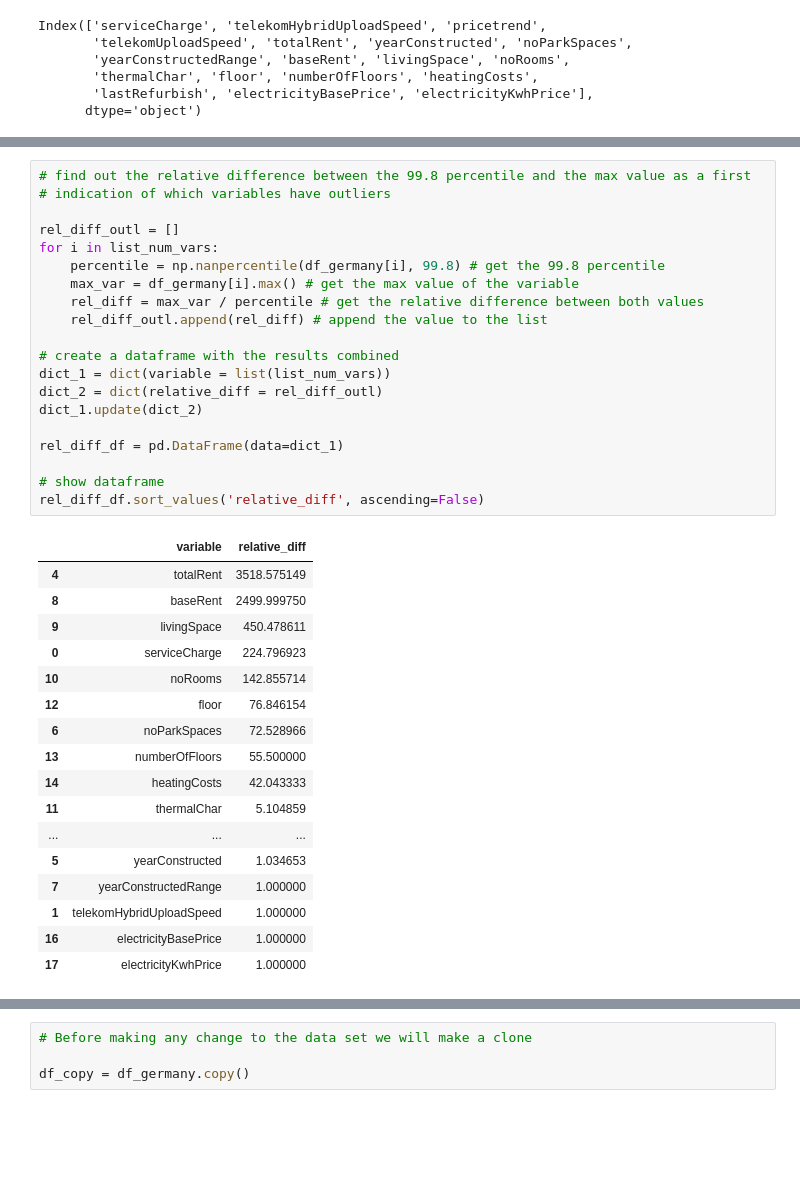
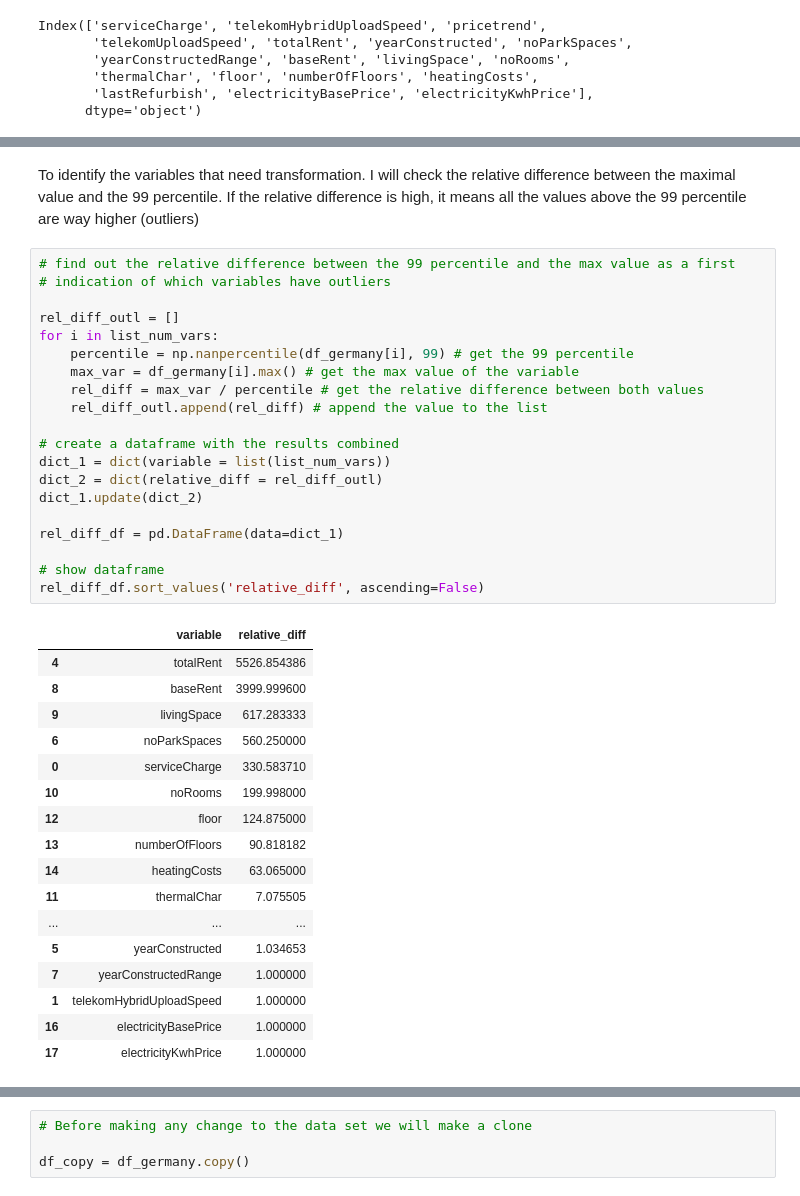
Before and after one commit to JuanGarcia10/Rent-prices-in-duesseldorf-germany, a Jupyter notebook: Data_cleaning_rent_flats_germany.ipynb, the cells around one changed output, grey strips where cells are left out. Drawn from its saved outputs; the diff is of its cells as text; blank space fills up the shorter version.

```diff
--- a/Data_cleaning_rent_flats_germany.ipynb
+++ b/Data_cleaning_rent_flats_germany.ipynb
@@ -142,35 +129,37 @@ df_germany[list_num_vars].describe()
+# %% [markdown]
+To identify the variables that need transformation. I will check the relative difference between the maximal value and the 99 percentile. If the relative difference is high, it means all the values above the 99 percentile are way higher (outliers)
 # %%
-# find out the relative difference between the 99.8 percentile and the max value as a first
+# find out the relative difference between the 99 percentile and the max value as a first
 # indication of which variables have outliers
 
 rel_diff_outl = []
 for i in list_num_vars:
-    percentile = np.nanpercentile(df_germany[i], 99.8) # get the 99.8 percentile
+    percentile = np.nanpercentile(df_germany[i], 99) # get the 99 percentile
     max_var = df_germany[i].max() # get the max value of the variable
     rel_diff = max_var / percentile # get the relative difference between both values
     rel_diff_outl.append(rel_diff) # append the value to the list
 
 # create a dataframe with the results combined
 dict_1 = dict(variable = list(list_num_vars))
 dict_2 = dict(relative_diff = rel_diff_outl)
 dict_1.update(dict_2)
 
 rel_diff_df = pd.DataFrame(data=dict_1)
 
 # show dataframe
 rel_diff_df.sort_values('relative_diff', ascending=False)
 # %% [output]
 |  | variable | relative_diff |
-| 4 | totalRent | 3518.575149 |
-| 8 | baseRent | 2499.999750 |
-| 9 | livingSpace | 450.478611 |
-| 0 | serviceCharge | 224.796923 |
-| 10 | noRooms | 142.855714 |
-| 12 | floor | 76.846154 |
-| 6 | noParkSpaces | 72.528966 |
-| 13 | numberOfFloors | 55.500000 |
-| 14 | heatingCosts | 42.043333 |
-| 11 | thermalChar | 5.104859 |
+| 4 | totalRent | 5526.854386 |
+| 8 | baseRent | 3999.999600 |
+| 9 | livingSpace | 617.283333 |
+| 6 | noParkSpaces | 560.250000 |
+| 0 | serviceCharge | 330.583710 |
+| 10 | noRooms | 199.998000 |
+| 12 | floor | 124.875000 |
+| 13 | numberOfFloors | 90.818182 |
+| 14 | heatingCosts | 63.065000 |
+| 11 | thermalChar | 7.075505 |
 | ... | ... | ... |
 | 5 | yearConstructed | 1.034653 |
 | 7 | yearConstructedRange | 1.000000 |
```
Also changed, not shown: parts of 48 cells of this notebook, 5 other files.
